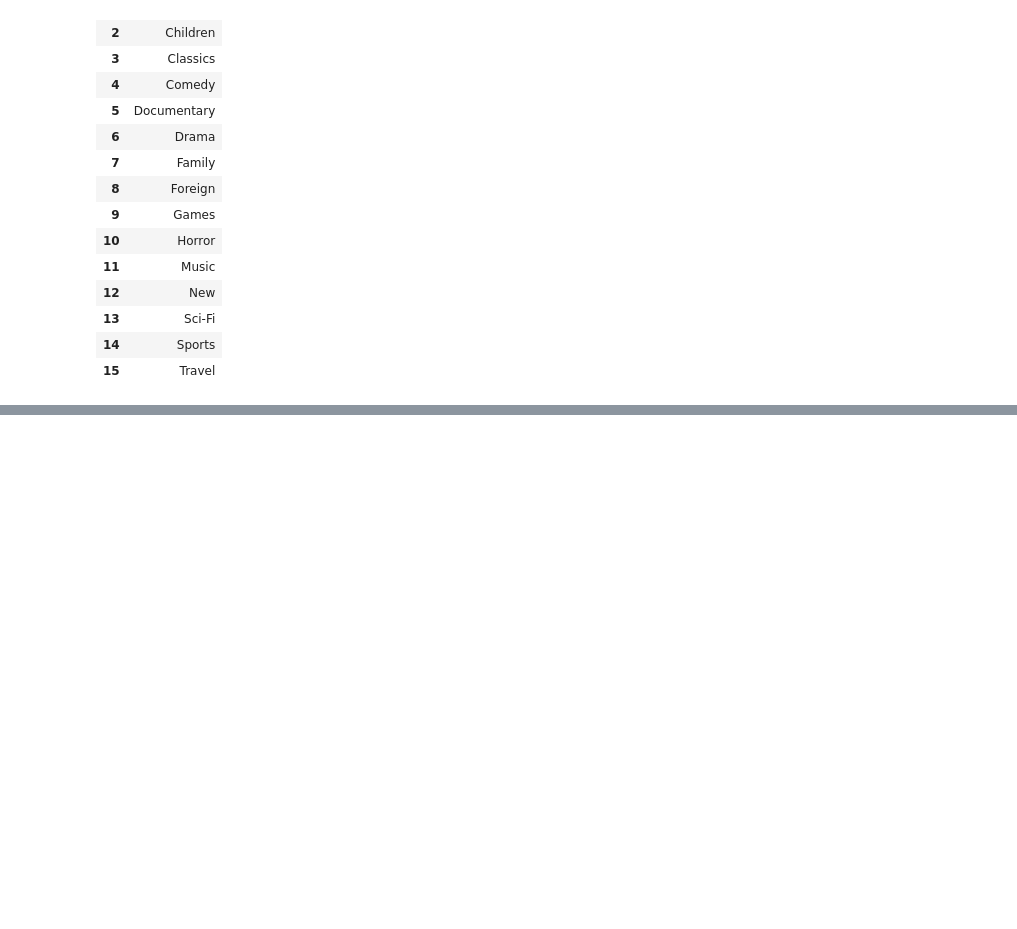
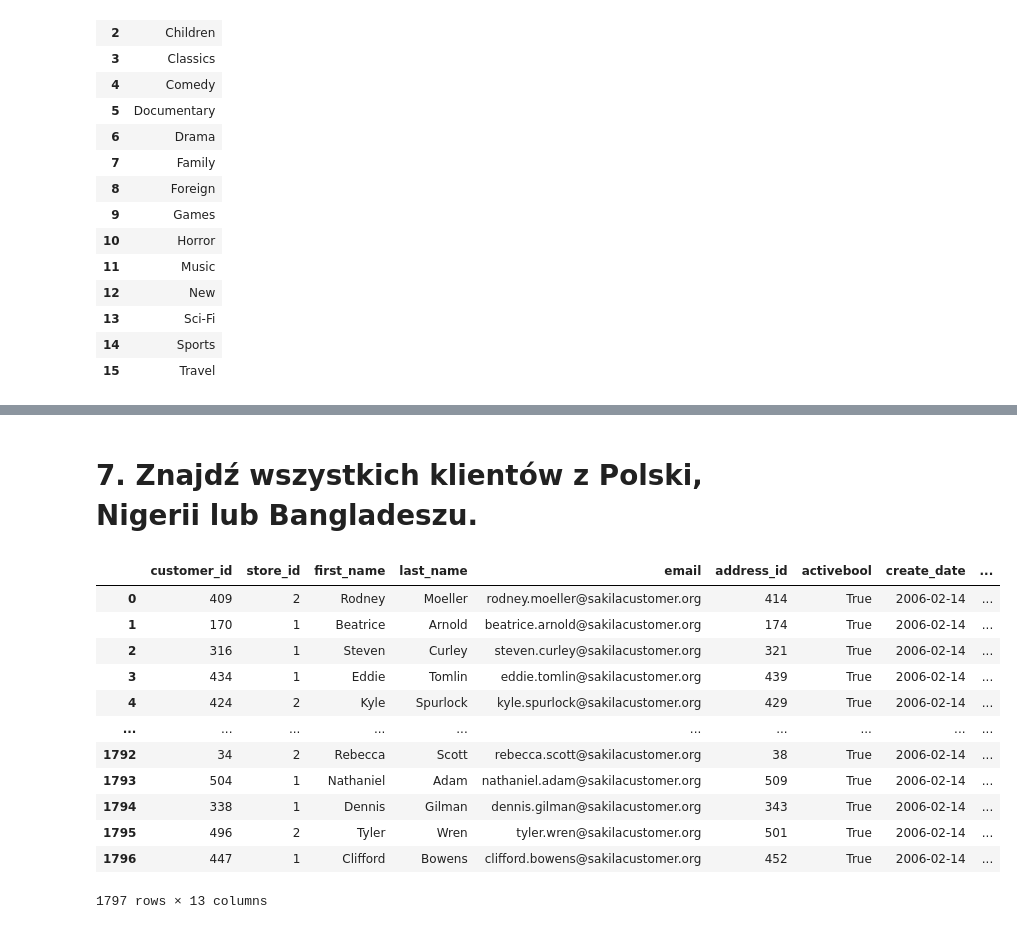
Before and after one commit to wozniakos10/AiBD_Dawid_Wozniak, a Jupyter notebook: Lab_2/L2_Dawid_Wozniak.ipynb, the cells around one changed output, grey strips where cells are left out. Drawn from its saved outputs; the diff is of its cells as text; code cells hidden in the pictures; blank space fills up the shorter version.

```diff
--- a/Lab_2/zad1.ipynb
+++ b/Lab_2/L2_Dawid_Wozniak.ipynb
@@ -92,0 +125,18 @@ pd.read_sql('select distinct name  from category order by name ASC',con=connecti
+# %% [markdown]
+# 7. Znajdź wszystkich klientów z Polski, Nigerii lub Bangladeszu.
+# %%
+pd.read_sql("select distinct * from customer,country where country in ('Nigeria','Poland','Bangladesh') ",con=connection_sqlalchemy)
+# %% [output]
+|  | customer_id | store_id | first_name | last_name | email | address_id | activebool | create_date | ... |
+| 0 | 409 | 2 | Rodney | Moeller | rodney.moeller@sakilacustomer.org | 414 | True | 2006-02-14 | ... |
+| 1 | 170 | 1 | Beatrice | Arnold | beatrice.arnold@sakilacustomer.org | 174 | True | 2006-02-14 | ... |
+| 2 | 316 | 1 | Steven | Curley | steven.curley@sakilacustomer.org | 321 | True | 2006-02-14 | ... |
+| 3 | 434 | 1 | Eddie | Tomlin | eddie.tomlin@sakilacustomer.org | 439 | True | 2006-02-14 | ... |
+| 4 | 424 | 2 | Kyle | Spurlock | kyle.spurlock@sakilacustomer.org | 429 | True | 2006-02-14 | ... |
+| ... | ... | ... | ... | ... | ... | ... | ... | ... | ... |
+| 1792 | 34 | 2 | Rebecca | Scott | rebecca.scott@sakilacustomer.org | 38 | True | 2006-02-14 | ... |
+| 1793 | 504 | 1 | Nathaniel | Adam | nathaniel.adam@sakilacustomer.org | 509 | True | 2006-02-14 | ... |
+| 1794 | 338 | 1 | Dennis | Gilman | dennis.gilman@sakilacustomer.org | 343 | True | 2006-02-14 | ... |
+| 1795 | 496 | 2 | Tyler | Wren | tyler.wren@sakilacustomer.org | 501 | True | 2006-02-14 | ... |
+| 1796 | 447 | 1 | Clifford | Bowens | clifford.bowens@sakilacustomer.org | 452 | True | 2006-02-14 | ... |
+1797 rows × 13 columns
```
Also changed, not shown: parts of 24 cells of this notebook.
